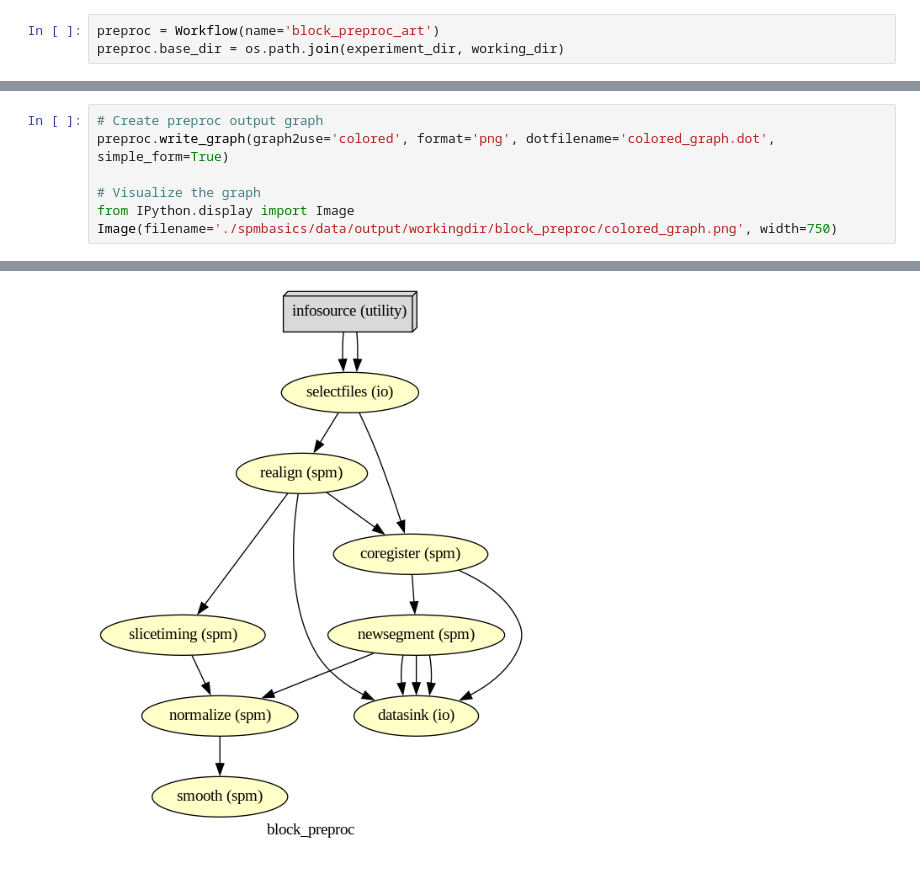
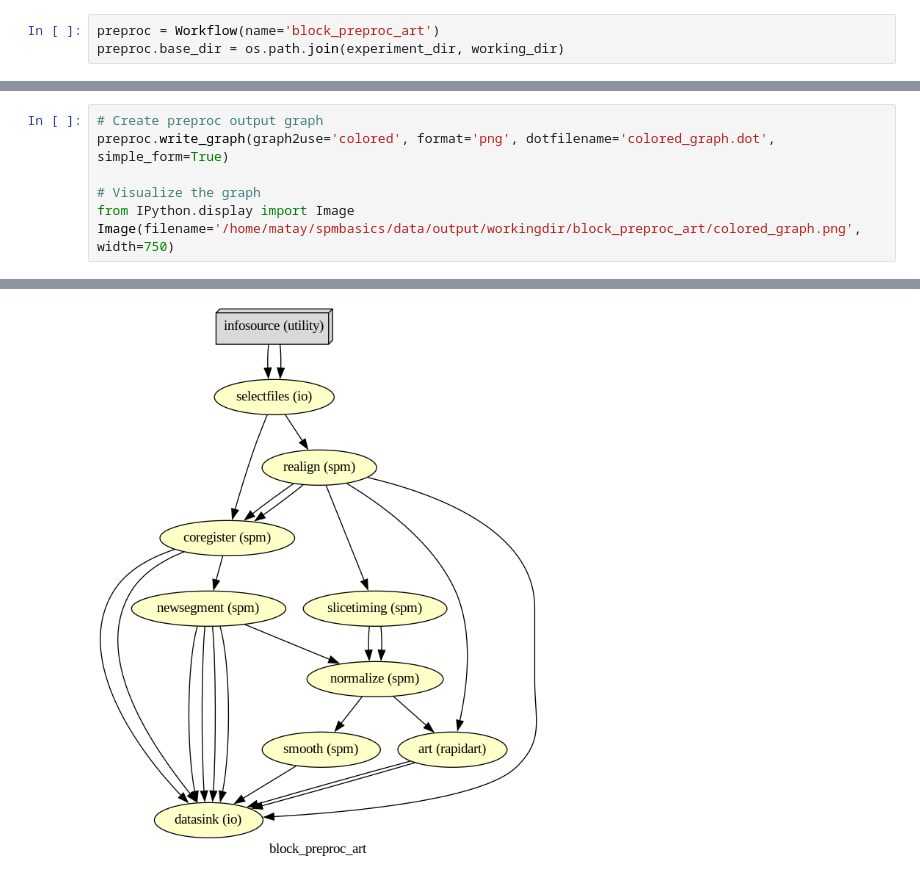
Before and after one commit to Inria-Empenn/spmbasics, a Jupyter notebook: src/Nipype/nipype_spm_preproc.ipynb, the cells around one changed output, grey strips where cells are left out. Saved outputs shown, nothing was run; the diff lists cells and outputs as text.

```diff
--- a/src/Nipype/nipype_spm_preproc.ipynb
+++ b/src/Nipype/nipype_spm_preproc.ipynb
@@ -181,5 +193,5 @@ preproc.write_graph(graph2use='colored', format='png', dotfilename='colored_grap
 
 # Visualize the graph
 from IPython.display import Image
-Image(filename='./spmbasics/data/output/workingdir/block_preproc/colored_graph.png', width=750)
+Image(filename='/home/matay/spmbasics/data/output/workingdir/block_preproc_art/colored_graph.png', width=750)
 # %% [output]
@@ -188,4 +200,4 @@ Image(filename='./spmbasics/data/output/workingdir/block_preproc/colored_graph.p
-[figure, old version]
+[figure, new version]
 # %%
 preproc.write_graph(graph2use='flat', format='png', simple_form=True, dotfilename='flat_graph.dot')
 # %% [output]
```
Also changed, not shown: parts of 7 cells of this notebook, 2 other files.
